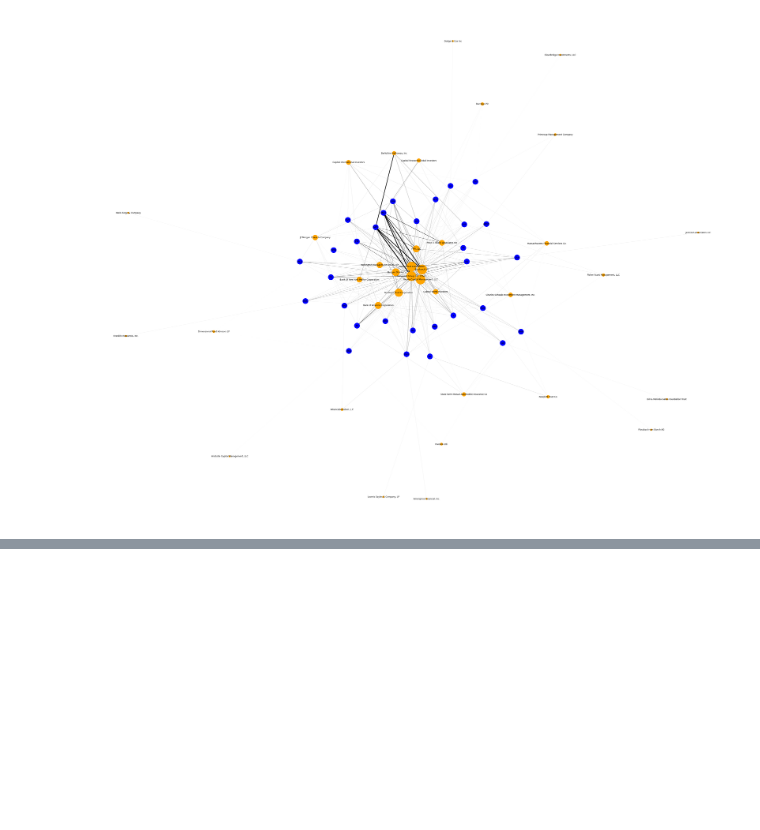
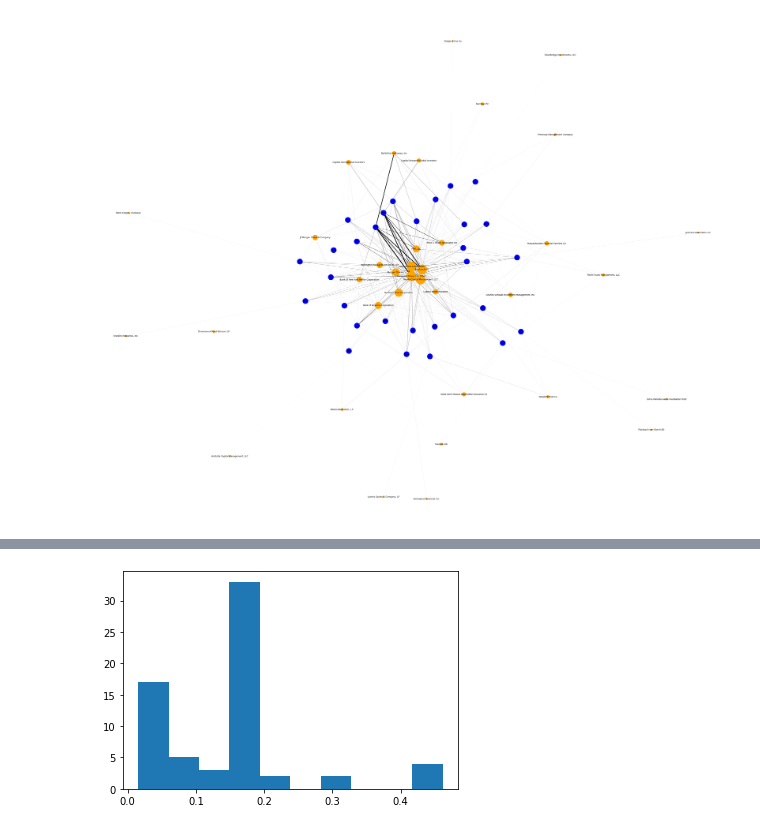
Before and after one commit to mgino11/Web_Analytics, a Jupyter notebook: Project_1.ipynb, the cells around one changed output, grey strips where cells are left out. Drawn from its saved outputs; the diff is of its cells as text; code cells hidden in the pictures; blank space fills up the shorter version.

Commit message:
degree centrality + eigen centrality

```diff
--- a/Project_1.ipynb
+++ b/Project_1.ipynb
@@ -116,0 +135,4 @@ nx.draw(G, with_labels=True,
+# %%
+# nx.degree centrality returns to us a dict of key-value pairs, where the keys are nodes IDsa dn the values are the degree centrality score.
+deg_cent = pd.Series(nx.degree_centrality(G))
+deg_cent.sort_values(ascending=False)
@@ -116,0 +152,6 @@ nx.draw(G, with_labels=True,
+# %%
+plt.figure()
+plt.hist(list(deg_cent.values()))
+plt.show()
+# %% [output]
+[figure, added]
```
Also changed, not shown: parts of 7 cells of this notebook.
